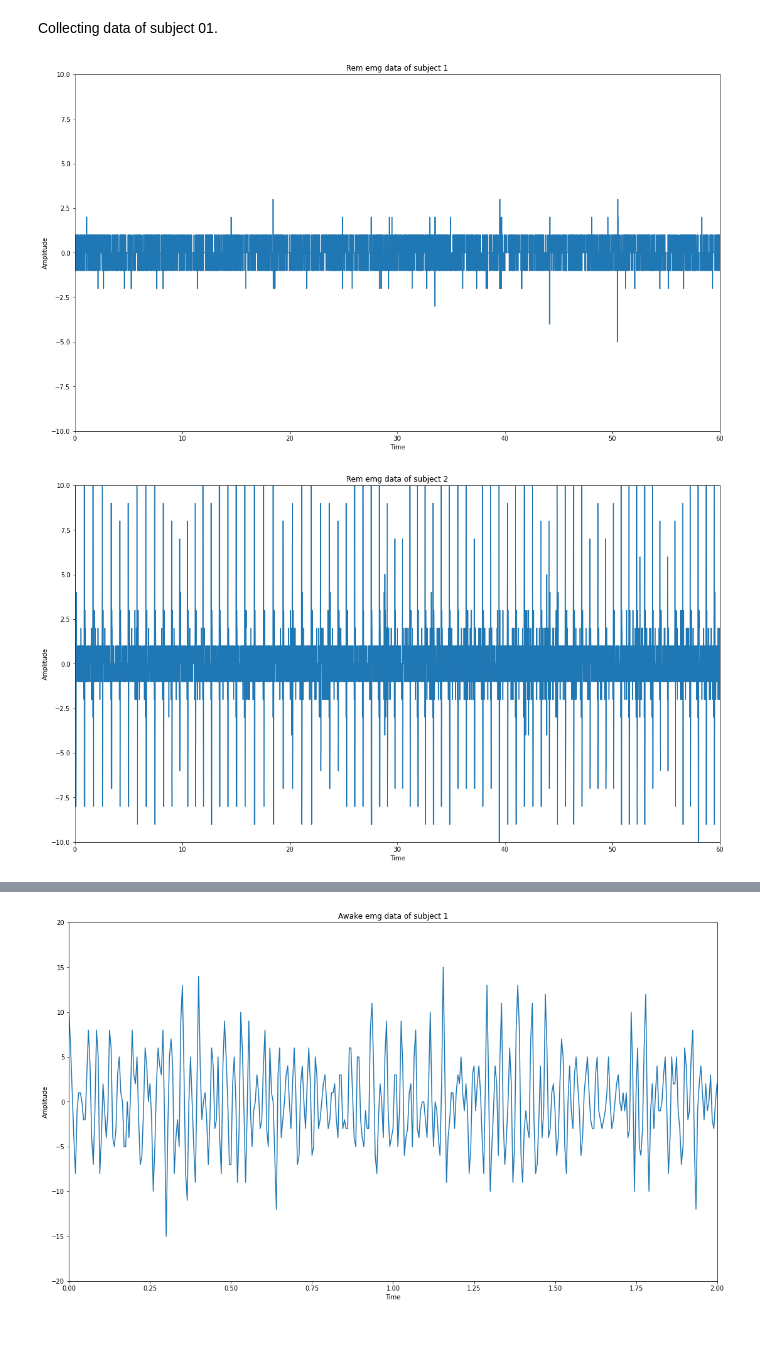
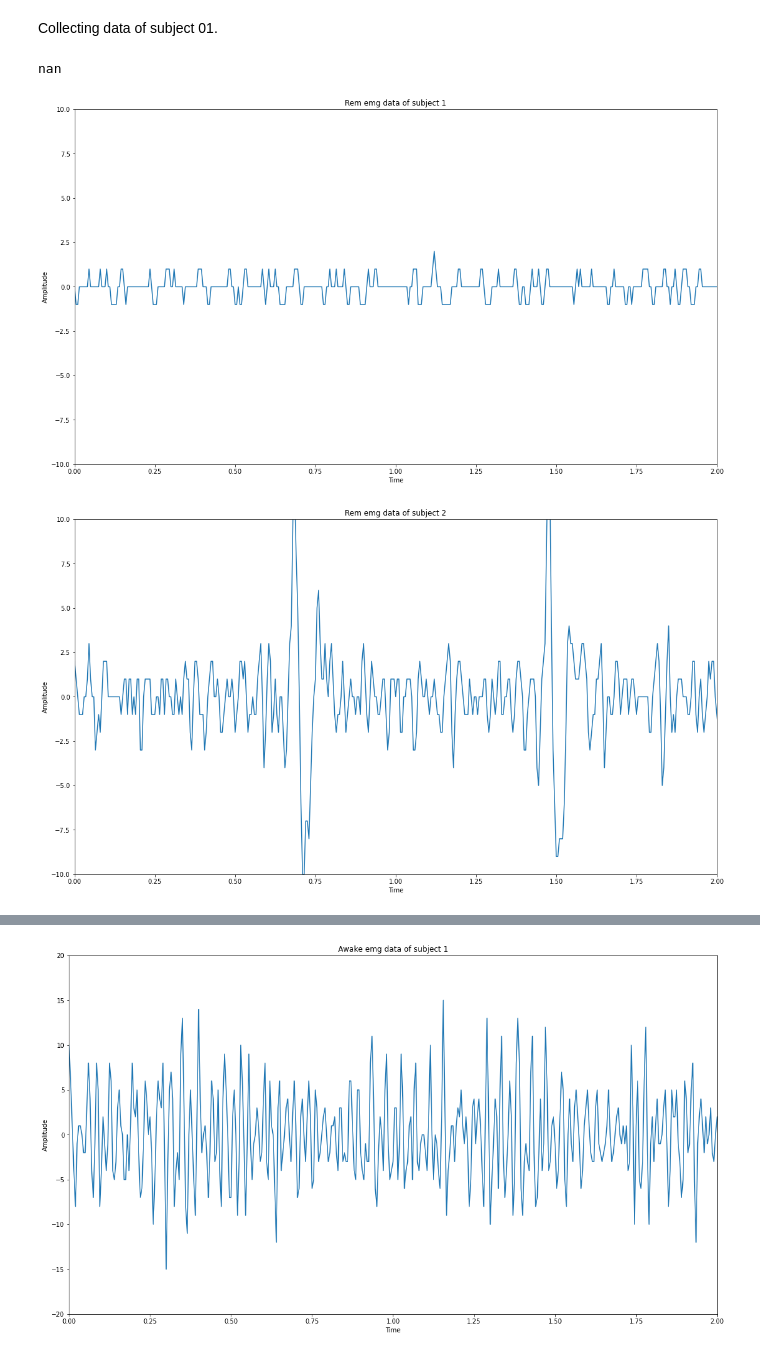
Before and after one commit to aerehn/DTEK0086, a Jupyter notebook: App5_Sleep_stage_classification_using_electromyography_and_electro_oculography_.ipynb, the cells around one changed output, grey strips where cells are left out. Drawn from its saved outputs; the diff is of its cells as text; code cells hidden in the pictures.

```diff
--- a/App5_Sleep_stage_classification_using_electromyography_and_electro_oculography_.ipynb
+++ b/App5_Sleep_stage_classification_using_electromyography_and_electro_oculography_.ipynb
@@ -149,33 +138,39 @@ for sleep_state in train_paths.keys():
       subject2_files[sleep_state].append(filename)
 # %%
 rem_data = pd.read_csv(train_paths["rem"]+"/"+subject1_files["rem"][0])
-rem_data2= pd.read_csv(train_paths["rem"]+"/"+subject2_files["rem"][0])
-nonrem_data=pd.read_csv(train_paths["nonrem"]+"/"+subject1_files["nonrem"][0])
-nonrem_data2=pd.read_csv(train_paths["nonrem"]+"/"+subject2_files["nonrem"][0])
+rem_data2= pd.read_csv(train_paths["rem"]+"/"+subject2_files["rem"][1])
+
+nonrem_data=pd.read_csv(train_paths["nonrem"]+"/"+subject1_files["nonrem"][1])
+nonrem_data2=pd.read_csv(train_paths["nonrem"]+"/"+subject2_files["nonrem"][1])
 awake_data=pd.read_csv(train_paths["awake"]+"/"+subject1_files["awake"][0])
 awake_data2=pd.read_csv(train_paths["awake"]+"/"+subject2_files["awake"][0])
+# %%
+print(rem_data2["emg"][12000])
+# %% [output]
+nan
 # %%
 def draw_figure_from_raw_data(sequence, title, fs=200, xlim=(0,2),ylim=(-10,10)):
-  fs=len(sequence)/sample_length_in_seconds
+  data=sequence[0:-1]
+  fs=len(data)/sample_length_in_seconds
   dt=1/fs
   t = np.arange(0,60,dt)
   fig, axs = plt.subplots()
   fig.set_size_inches(18.5, 10.5)
   axs.set_title(title)
-  axs.plot(t, sequence, color='C0')
+  axs.plot(t, data, color='C0')
   axs.set_xlabel("Time")
   axs.set_ylabel("Amplitude")
   plt.xlim([xlim[0], xlim[1]]);
   plt.ylim([ylim[0], ylim[1]])
   plt.show()
 # %%
-draw_figure_from_raw_data(rem_data["emg"], "Rem emg data of subject 1", xlim=(0,60))
+draw_figure_from_raw_data(rem_data["emg"], "Rem emg data of subject 1", xlim=(0,2))
 # %% [output]
-[figure, old version]
+[figure, new version]
 # %%
-draw_figure_from_raw_data(rem_data2["emg"], "Rem emg data of subject 2",xlim=(0,60))
+draw_figure_from_raw_data(rem_data2["emg"], "Rem emg data of subject 2",xlim=(0,2))
 # %% [output]
-[figure, old version]
+[figure, new version]
 # %%
 draw_figure_from_raw_data(nonrem_data["emg"], "NRem emg data of subject 1",ylim=(-20,20))
 # %% [output]
```
Also changed, not shown: parts of 20 cells of this notebook.
